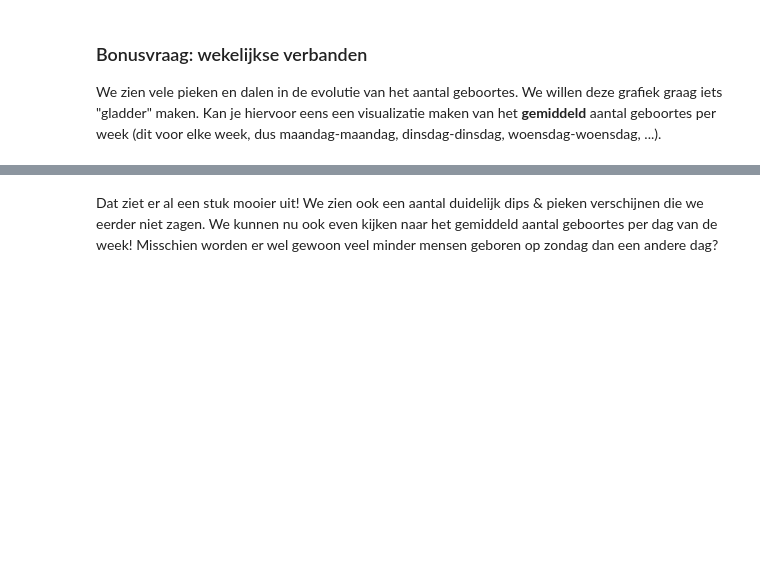
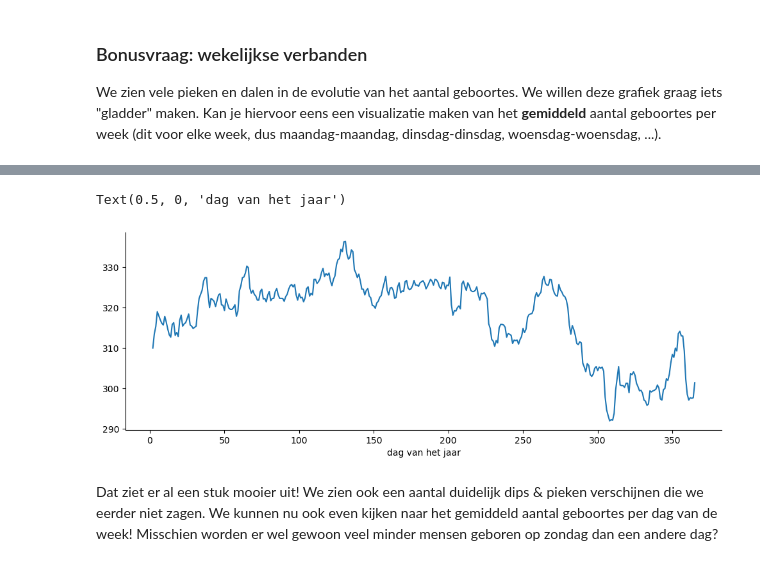
Before and after one commit to GerritGeens/Examen_Gerrit, a Jupyter notebook: examen_deel1.ipynb, the cells around one changed output, grey strips where cells are left out. Drawn from its saved outputs; the diff is of its cells as text; code cells hidden in the pictures; blank space fills up the shorter version.

```diff
--- a/examen_deel1.ipynb
+++ b/examen_deel1.ipynb
@@ -164,10 +166,10 @@ onder_is_outlier = avg_aantal_geboortes / 2
 boven_is_outlier = avg_aantal_geboortes * 1.5
 
 df_zonder_outliers = ( df_births_per_date[((df_births_per_date["aantal geboortes"] >= onder_is_outlier) &
-                                           (df_births_per_date["aantal geboortes"] <= boven_is_outlier))] )
+                                           (df_births_per_date["aantal geboortes"] <= boven_is_outlier))] ).copy()
 
 df_met_outliers = ( df_births_per_date[((df_births_per_date["aantal geboortes"] <= onder_is_outlier) |
-                                           (df_births_per_date["aantal geboortes"] >= boven_is_outlier))] )
+                                           (df_births_per_date["aantal geboortes"] >= boven_is_outlier))] ).copy()
 # %%
 df_met_outliers
 # %% [output]
@@ -224,16 +225,10 @@ Text(0.5, 0, 'dag van het jaar')
 # %%
 # define outliers that are below a certain z score ...
-# @Tim, there are also positive outliers ..
 
-import numpy as np
+
 
 mean = df_zonder_outliers['aantal geboortes'].mean()
 std_dev = df_zonder_outliers['aantal geboortes'].std()
-print(mean)
-print(std_dev)
-
-#krijg de setting with copy warning niet weg ..
-df_zonder_outliers['z_score'] = 0
 
 # Calculate z-scores
 df_zonder_outliers['z_score'] = (df_zonder_outliers['aantal geboortes'] - mean) / std_dev
@@ -277,2 +256,30 @@ We zien vele pieken en dalen in de evolutie van het aantal geboortes. We willen
+# %%
+# first add the actual date
+
+# Function to construct the date
+def construct_date(row):
+    day_of_year = row['day_of_year']
+    return datetime.datetime(2019, 1, 1) + datetime.timedelta(days=day_of_year - 1)
+
+# Apply the function to construct the date for each row
+df_zonder_outliers['geboorte datum'] = df_zonder_outliers.apply(lambda row: construct_date(row), axis=1)
+
+# Set the 'date' column as the index
+df_zonder_outliers.set_index('geboorte datum', inplace=True)
+
+# Calculate the rolling 7-day average
+df_zonder_outliers['rolling_avg_aantal_geboortes_7d'] = df_zonder_outliers['aantal geboortes'].rolling(window='7D').mean()
+
+
+
+fig, ax = plt.subplots(figsize = (12,4))
+
+ax.spines['right'].set_visible(False)
+ax.spines['top'].set_visible(False)
+plt.plot(df_zonder_outliers["day_of_year"], df_zonder_outliers["rolling_avg_aantal_geboortes_7d"])
+plt.xlabel("dag van het jaar")
+# %% [output]
+Text(0.5, 0, 'dag van het jaar')
+[figure, added]
 # %% [markdown]
 Dat ziet er al een stuk mooier uit!  We zien ook een aantal duidelijk dips & pieken verschijnen die we eerder niet zagen. We kunnen nu ook even kijken naar het gemiddeld aantal geboortes per dag van de week! Misschien worden er wel gewoon veel minder mensen geboren op zondag dan een andere dag?
```
Also changed, not shown: parts of 9 cells of this notebook, 3 other files.
